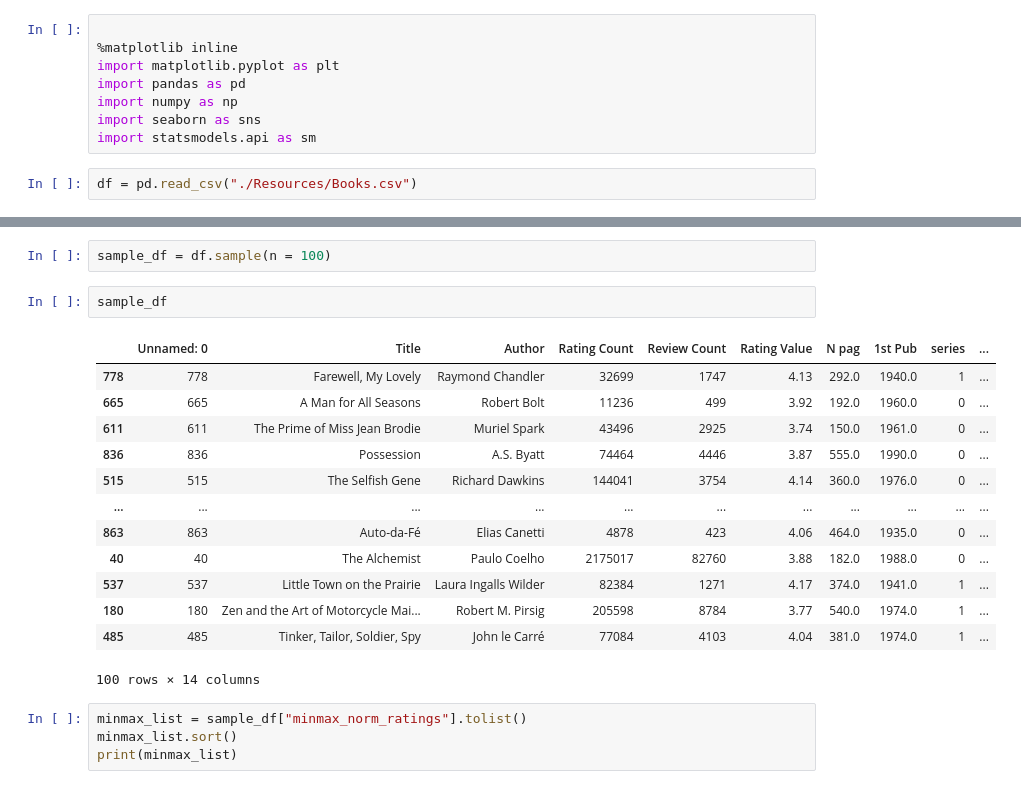
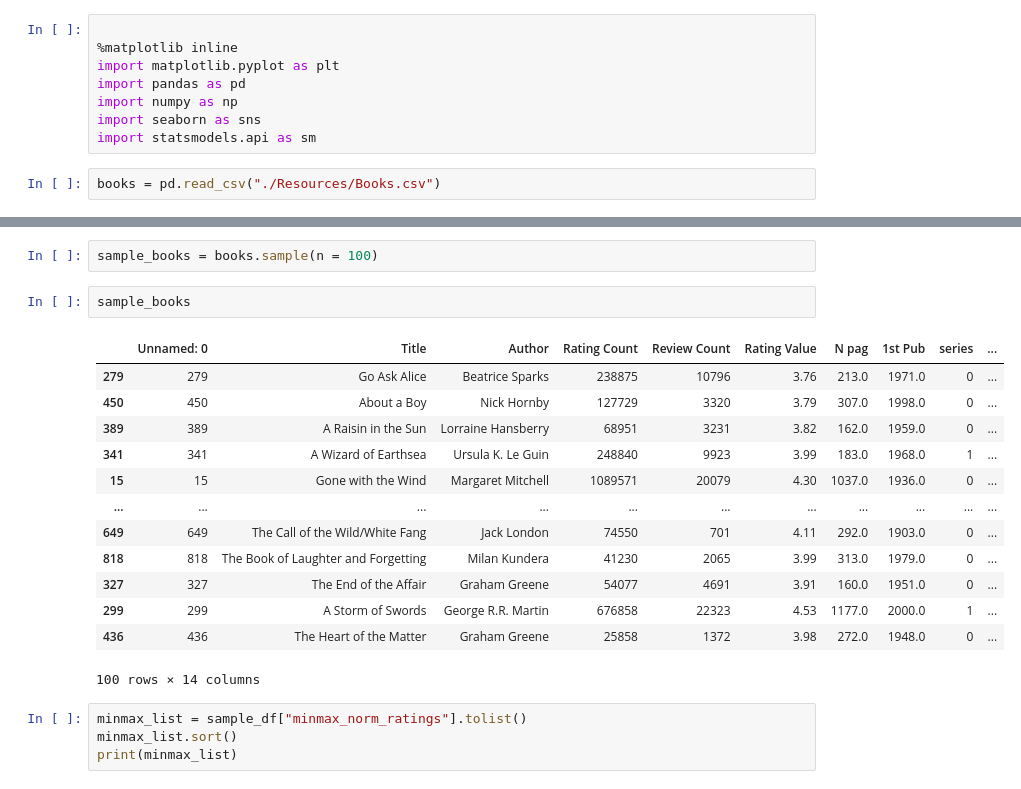
Before and after one commit to lorenzodemiri/Project_Snape, a Jupyter notebook: visualization_kimberley.ipynb, the cells around one changed output, grey strips where cells are left out. Cells and saved outputs as stored; diff of their text form.

```diff
--- a/visualization_kimberley.ipynb
+++ b/visualization_kimberley.ipynb
@@ -7,4 +7,4 @@ import numpy as np
 import seaborn as sns
 import statsmodels.api as sm
 # %%
-df = pd.read_csv("./Resources/Books.csv")
+books = pd.read_csv("./Resources/Books.csv")
@@ -27,21 +27,21 @@ df
 # %%
-sample_df = df.sample(n = 100)
+sample_books = books.sample(n = 100)
-# %%
-sample_df
-# %% [output]
-|  | Unnamed: 0 | Title | Author | Rating Count | Review Count | Rating Value | N pag | 1st Pub | series | ... |
-| 778 | 778 | Farewell, My Lovely | Raymond Chandler | 32699 | 1747 | 4.13 | 292.0 | 1940.0 | 1 | ... |
-| 665 | 665 | A Man for All Seasons | Robert Bolt | 11236 | 499 | 3.92 | 192.0 | 1960.0 | 0 | ... |
-| 611 | 611 | The Prime of Miss Jean Brodie | Muriel Spark | 43496 | 2925 | 3.74 | 150.0 | 1961.0 | 0 | ... |
-| 836 | 836 | Possession | A.S. Byatt | 74464 | 4446 | 3.87 | 555.0 | 1990.0 | 0 | ... |
-| 515 | 515 | The Selfish Gene | Richard Dawkins | 144041 | 3754 | 4.14 | 360.0 | 1976.0 | 0 | ... |
-| ... | ... | ... | ... | ... | ... | ... | ... | ... | ... | ... |
-| 863 | 863 | Auto-da-Fé | Elias Canetti | 4878 | 423 | 4.06 | 464.0 | 1935.0 | 0 | ... |
-| 40 | 40 | The Alchemist | Paulo Coelho | 2175017 | 82760 | 3.88 | 182.0 | 1988.0 | 0 | ... |
-| 537 | 537 | Little Town on the Prairie | Laura Ingalls Wilder | 82384 | 1271 | 4.17 | 374.0 | 1941.0 | 1 | ... |
-| 180 | 180 | Zen and the Art of Motorcycle Mai... | Robert M. Pirsig | 205598 | 8784 | 3.77 | 540.0 | 1974.0 | 1 | ... |
-| 485 | 485 | Tinker, Tailor, Soldier, Spy | John le Carré | 77084 | 4103 | 4.04 | 381.0 | 1974.0 | 1 | ... |
-100 rows × 14 columns
+# %%
+sample_books
+# %% [output]
+|  | Unnamed: 0 | Title | Author | Rating Count | Review Count | Rating Value | N pag | 1st Pub | series | ... |
+| 279 | 279 | Go Ask Alice | Beatrice Sparks | 238875 | 10796 | 3.76 | 213.0 | 1971.0 | 0 | ... |
+| 450 | 450 | About a Boy | Nick Hornby | 127729 | 3320 | 3.79 | 307.0 | 1998.0 | 0 | ... |
+| 389 | 389 | A Raisin in the Sun | Lorraine Hansberry | 68951 | 3231 | 3.82 | 162.0 | 1959.0 | 0 | ... |
+| 341 | 341 | A Wizard of Earthsea | Ursula K. Le Guin | 248840 | 9923 | 3.99 | 183.0 | 1968.0 | 1 | ... |
+| 15 | 15 | Gone with the Wind | Margaret Mitchell | 1089571 | 20079 | 4.30 | 1037.0 | 1936.0 | 0 | ... |
+| ... | ... | ... | ... | ... | ... | ... | ... | ... | ... | ... |
+| 649 | 649 | The Call of the Wild/White Fang | Jack London | 74550 | 701 | 4.11 | 292.0 | 1903.0 | 0 | ... |
+| 818 | 818 | The Book of Laughter and Forgetting | Milan Kundera | 41230 | 2065 | 3.99 | 313.0 | 1979.0 | 0 | ... |
+| 327 | 327 | The End of the Affair | Graham Greene | 54077 | 4691 | 3.91 | 160.0 | 1951.0 | 0 | ... |
+| 299 | 299 | A Storm of Swords | George R.R. Martin | 676858 | 22323 | 4.53 | 1177.0 | 2000.0 | 1 | ... |
+| 436 | 436 | The Heart of the Matter | Graham Greene | 25858 | 1372 | 3.98 | 272.0 | 1948.0 | 0 | ... |
+100 rows × 14 columns
 # %%
 minmax_list = sample_df["minmax_norm_ratings"].tolist()
 minmax_list.sort()
```
Also changed, not shown: parts of 11 cells of this notebook.
